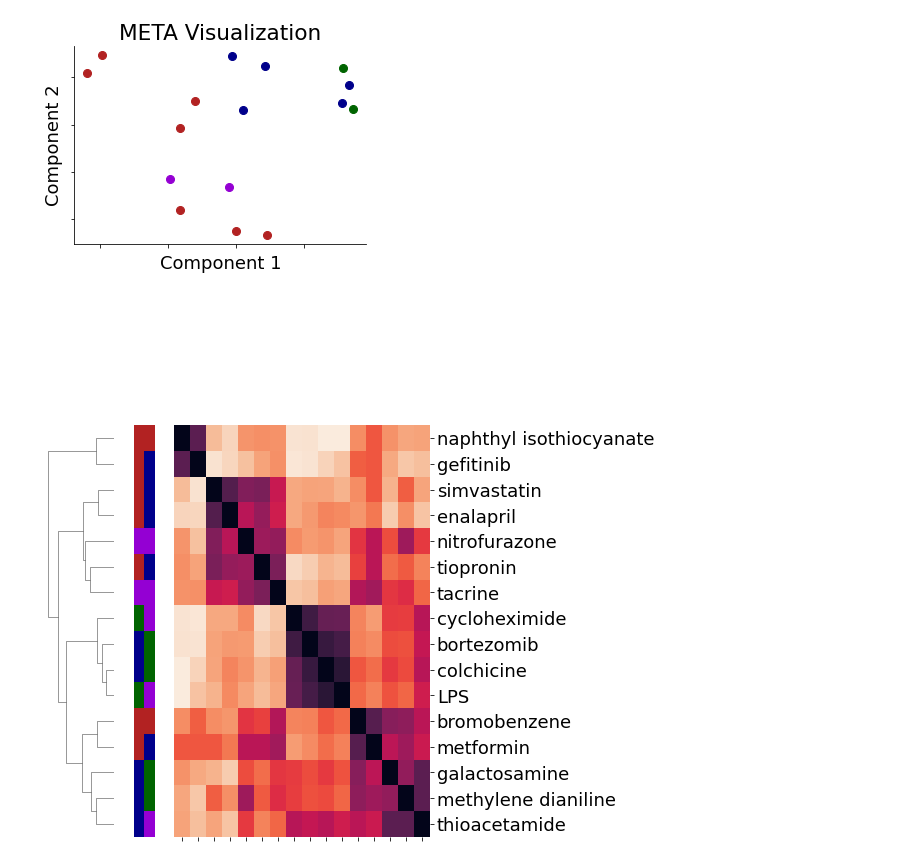
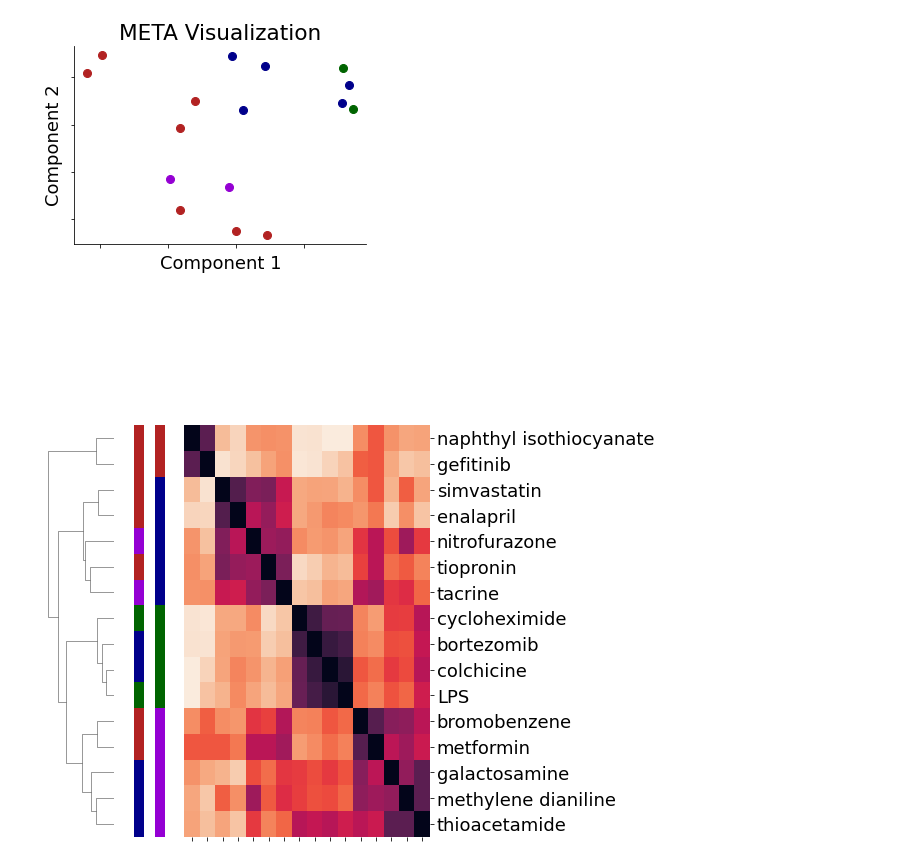
Before and after one commit to mizuno-group/RatDeconvolution, a Jupyter notebook: code/3_clustering.ipynb, the cells around one changed output. Cells and saved outputs as stored; diff of their text form; code cells hidden in the pictures.

Commit message:
[230509morita] complete 3_clustering.ipynb

```diff
--- a/code/3_clustering.ipynb
+++ b/code/3_clustering.ipynb
@@ -323,21 +327,21 @@ plot_meta(df_time, meta_visualization, lst_cluster)
 # %% [output]
 [figure]
 # %%
-col=[
-    "naphthyl isothiocyanate","gefitinib",
-    "simvastatin","enalapril","nitrofurazone","tiopronin","tacrine",
-    "cycloheximide","bortezomib","colchicine","LPS",
-    "bromobenzene","metformin","galactosamine", "methylene dianiline","thioacetamide",
-    ]
-
-color_cluster=["firebrick", "darkblue", "darkgreen", "darkviolet"]
-#row_colors = pd.DataFrame(
-#    {'immune':[color_cluster[i] for i in lst_cluster],
-#     'transcript':[color_cluster[i] for i in [0]*2+[1]*5+[2]*4+[3]*5]})
+clusters = [
+    ["naphthyl isothiocyanate","gefitinib",],
+    ["simvastatin","enalapril","nitrofurazone","tiopronin","tacrine",],
+    ["cycloheximide","bortezomib","colchicine","LPS",],
+    ["bromobenzene","metformin","galactosamine","methylene dianiline","thioacetamide",],
+]
+lst_cluster_t = dict()
+for i, c in enumerate(clusters):
+    for v in c:
+        lst_cluster_t[v]=i
 row_colors =[
     [color_cluster[i] for i in lst_cluster],
-    [color_cluster[i] for i in [0]*2+[1]*5+[2]*4+[3]*5]
+    ["white"]*16,
+    [color_cluster[lst_cluster_t.get(i)] for i in df_time.index.tolist()]
     ]
 plot_cluster(df_time, meta_distances, lst_cluster, col, row_colors=row_colors)
 # %% [output]
-[figure, old version]
+[figure, new version]
```
Also changed, not shown: parts of 4 cells of this notebook, 1 other file.
